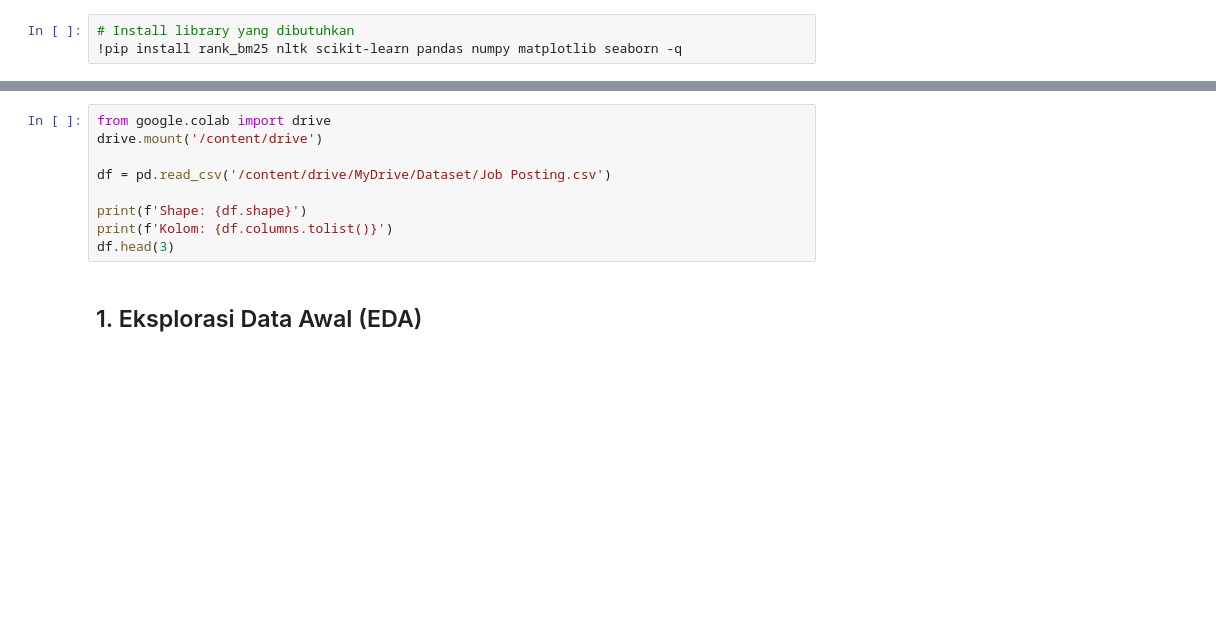
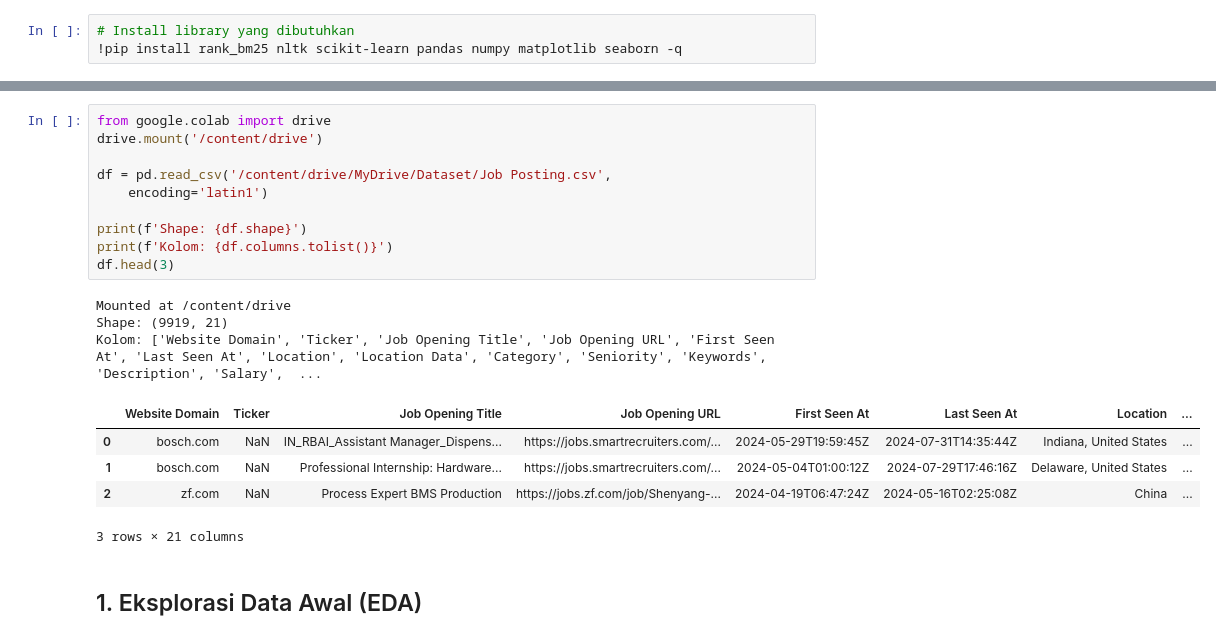
Before and after one commit to liantarill/job-posting-ir, a Jupyter notebook: IR_Job_Posting.ipynb, the cells around one changed output, grey strips where cells are left out. Drawn from its saved outputs; the diff is of its cells as text; blank space fills up the shorter version.

```diff
--- a/IR_Job_Posting.ipynb
+++ b/IR_Job_Posting.ipynb
@@ -36,12 +38,22 @@ print('✓ Library berhasil di-import')
 # %%
 from google.colab import drive
 drive.mount('/content/drive')
 
-df = pd.read_csv('/content/drive/MyDrive/Dataset/Job Posting.csv')
+df = pd.read_csv('/content/drive/MyDrive/Dataset/Job Posting.csv',
+    encoding='latin1')
 
 print(f'Shape: {df.shape}')
 print(f'Kolom: {df.columns.tolist()}')
 df.head(3)
+# %% [output]
+Mounted at /content/drive
+Shape: (9919, 21)
+Kolom: ['Website Domain', 'Ticker', 'Job Opening Title', 'Job Opening URL', 'First Seen At', 'Last Seen At', 'Location', 'Location Data', 'Category', 'Seniority', 'Keywords', 'Description', 'Salary',  ...
+|  | Website Domain | Ticker | Job Opening Title | Job Opening URL | First Seen At | Last Seen At | Location | ... |
+| 0 | bosch.com | NaN | IN_RBAI_Assistant Manager_Dispens... | https://jobs.smartrecruiters.com/... | 2024-05-29T19:59:45Z | 2024-07-31T14:35:44Z | Indiana, United States | ... |
+| 1 | bosch.com | NaN | Professional Internship: Hardware... | https://jobs.smartrecruiters.com/... | 2024-05-04T01:00:12Z | 2024-07-29T17:46:16Z | Delaware, United States | ... |
+| 2 | zf.com | NaN | Process Expert BMS Production | https://jobs.zf.com/job/Shenyang-... | 2024-04-19T06:47:24Z | 2024-05-16T02:25:08Z | China | ... |
+3 rows × 21 columns
 # %% [markdown]
 ## 1. Eksplorasi Data Awal (EDA)
 # %%
```
Also changed, not shown: parts of 17 cells of this notebook, 1 other file.
